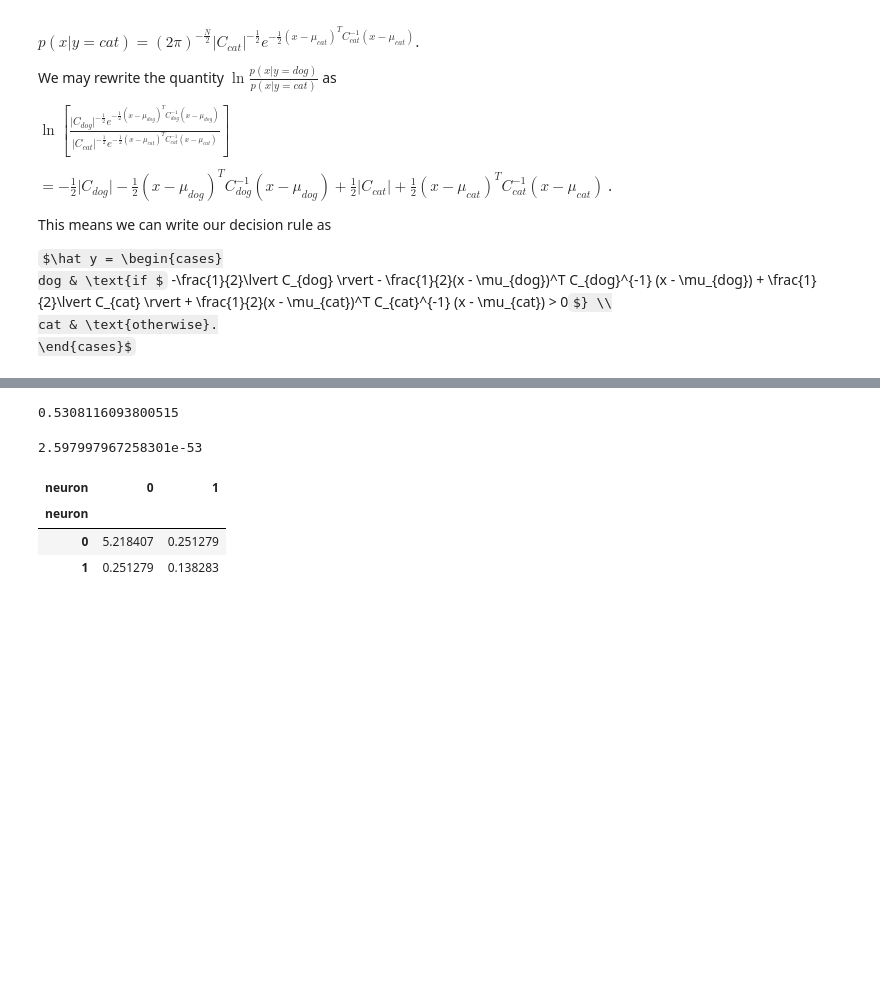
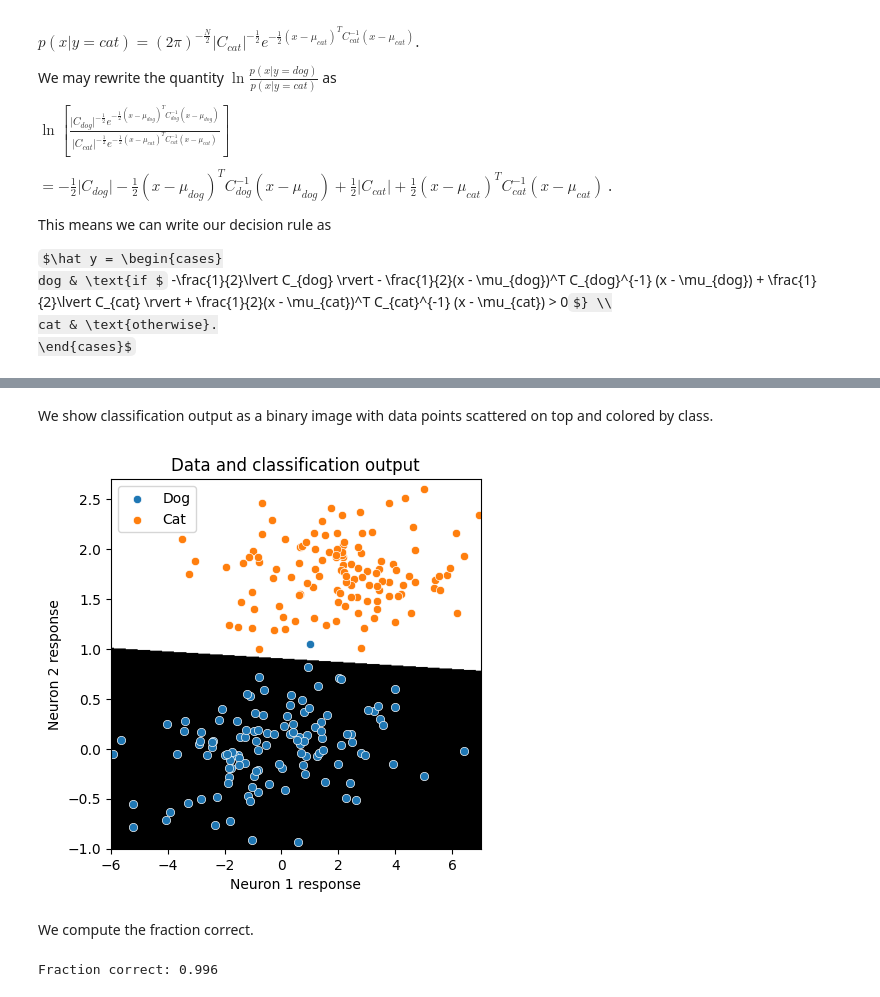
Before and after one commit to lukearend/math-tools, a Jupyter notebook: homework/hw6/HW6_Q3_Arend.ipynb, the cells around one changed output, grey strips where cells are left out. Drawn from its saved outputs; the diff is of its cells as text; code cells hidden in the pictures; some formulas as TeX source; blank space fills up the shorter version.

```diff
--- a/homework/hw6/HW6_Q3_Arend.ipynb
+++ b/homework/hw6/HW6_Q3_Arend.ipynb
@@ -388,4 +388,5 @@ const = -0.5 * det(C_dog.values) + 0.5 * det(C_cat.values)
 def classify(x):
     dog_term = -0.5 * (x - mu_dog).T @ C_dog_inv @ (x - mu_dog)
     cat_term = 0.5 * (x - mu_cat).T @ C_cat_inv @ (x - mu_cat)
-    lpr = const +
+    lpr = const + dog_term + cat_term
+    return -1 if lpr > 0 else 1
@@ -398,4 +392,0 @@ np.linalg.det(C_dog)
-# %%
-det(C_dog.values)
-# %% [output]
-0.5308116093800515
@@ -408,14 +393,28 @@ def normpdf(x, mu, C_inv):
-# %%
-x = mu2
-mu = mu1
-C1_inv = inv(cov(dog))
-normpdf(x, mu1, C1_inv)
-# %% [output]
-2.597997967258301e-53
-# %%
-C_dog
-# %% [output]
-| neuron | 0 | 1 |
-| neuron |  |  |
-| 0 | 5.218407 | 0.251279 |
-| 1 | 0.251279 | 0.138283 |
+# %% [markdown]
+We show classification output as a binary image with data points scattered on top and colored by class.
+# %%
+for i, d in enumerate(D):
+    mask[i] = 0 if classify(d) == -1 else 1
+im = mask.reshape(len(xx), len(yy))
+
+plt.subplots()
+plt.title("Quadratic classification of cats and dogs")
+plt.imshow(np.flipud(im), extent=(xx.min(), xx.max(), yy.min(), yy.max()), cmap='gray')
+sns.scatterplot(dog, x=0, y=1, label='Dog')
+sns.scatterplot(cat, x=0, y=1, label='Cat')
+plt.title('Data and classification output')
+plt.xlabel('Neuron 1 response')
+plt.ylabel('Neuron 2 response')
+plt.gca().set_aspect((xx.max() - xx.min())/(yy.max() - yy.min()))
+plt.show()
+# %% [output]
+[figure, added]
+# %% [markdown]
+We compute the fraction correct.
+# %%
+X = pd.concat([dog, cat]).values
+y_pred = [classify(x) for x in X]
+frac = np.sum(y_pred == y) / X.shape[0]
+print(f"Fraction correct: {frac:0.3f}")
+# %% [output]
+Fraction correct: 0.996
```
Also changed, not shown: parts of 4 cells of this notebook.
